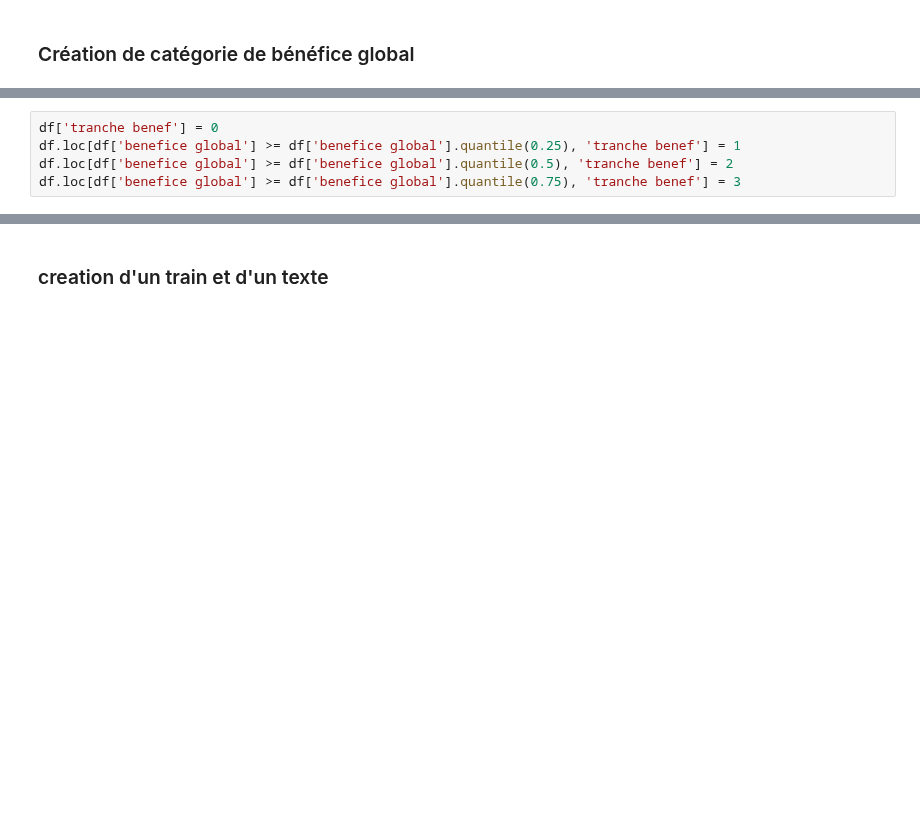
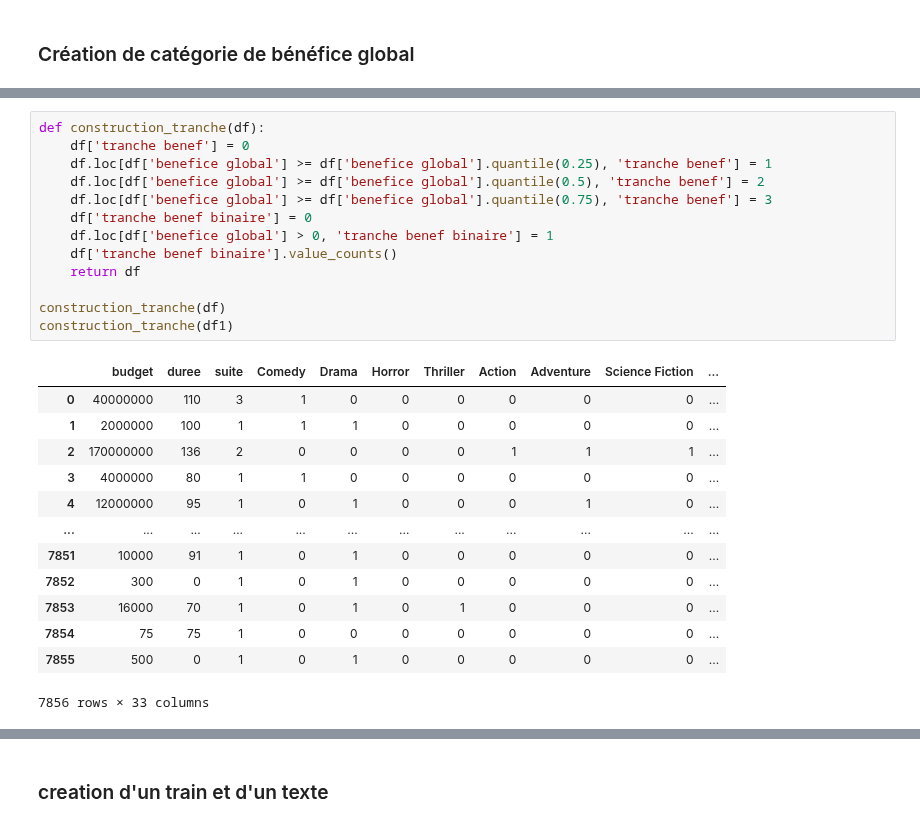
Before and after one commit to Keracles/MovieHype, a Jupyter notebook: models_noah/classification_noah.ipynb, the cells around one changed output, grey strips where cells are left out. Saved outputs shown, nothing was run; the diff lists cells and outputs as text; blank space fills up the shorter version.

```diff
--- a/models_noah/classification_noah.ipynb
+++ b/models_noah/classification_noah.ipynb
@@ -51,9 +63,31 @@ max      12400.000000
 Name: benefice global, dtype: float64
 # %%
-df['tranche benef'] = 0
-df.loc[df['benefice global'] >= df['benefice global'].quantile(0.25), 'tranche benef'] = 1
-df.loc[df['benefice global'] >= df['benefice global'].quantile(0.5), 'tranche benef'] = 2
-df.loc[df['benefice global'] >= df['benefice global'].quantile(0.75), 'tranche benef'] = 3
+def construction_tranche(df):
+    df['tranche benef'] = 0
+    df.loc[df['benefice global'] >= df['benefice global'].quantile(0.25), 'tranche benef'] = 1
+    df.loc[df['benefice global'] >= df['benefice global'].quantile(0.5), 'tranche benef'] = 2
+    df.loc[df['benefice global'] >= df['benefice global'].quantile(0.75), 'tranche benef'] = 3
+    df['tranche benef binaire'] = 0
+    df.loc[df['benefice global'] > 0, 'tranche benef binaire'] = 1
+    df['tranche benef binaire'].value_counts()
+    return df
+
+construction_tranche(df)
+construction_tranche(df1)
+# %% [output]
+|  | budget | duree | suite | Comedy | Drama | Horror | Thriller | Action | Adventure | Science Fiction | ... |
+| 0 | 40000000 | 110 | 3 | 1 | 0 | 0 | 0 | 0 | 0 | 0 | ... |
+| 1 | 2000000 | 100 | 1 | 1 | 1 | 0 | 0 | 0 | 0 | 0 | ... |
+| 2 | 170000000 | 136 | 2 | 0 | 0 | 0 | 0 | 1 | 1 | 1 | ... |
+| 3 | 4000000 | 80 | 1 | 1 | 0 | 0 | 0 | 0 | 0 | 0 | ... |
+| 4 | 12000000 | 95 | 1 | 0 | 1 | 0 | 0 | 0 | 1 | 0 | ... |
+| ... | ... | ... | ... | ... | ... | ... | ... | ... | ... | ... | ... |
+| 7851 | 10000 | 91 | 1 | 0 | 1 | 0 | 0 | 0 | 0 | 0 | ... |
+| 7852 | 300 | 0 | 1 | 0 | 1 | 0 | 0 | 0 | 0 | 0 | ... |
+| 7853 | 16000 | 70 | 1 | 0 | 1 | 0 | 1 | 0 | 0 | 0 | ... |
+| 7854 | 75 | 75 | 1 | 0 | 0 | 0 | 0 | 0 | 0 | 0 | ... |
+| 7855 | 500 | 0 | 1 | 0 | 1 | 0 | 0 | 0 | 0 | 0 | ... |
+7856 rows × 33 columns
 # %%
 df['tranche benef'].value_counts()
 # %% [output]
```
Also changed, not shown: parts of 29 cells of this notebook, 6 other files.
